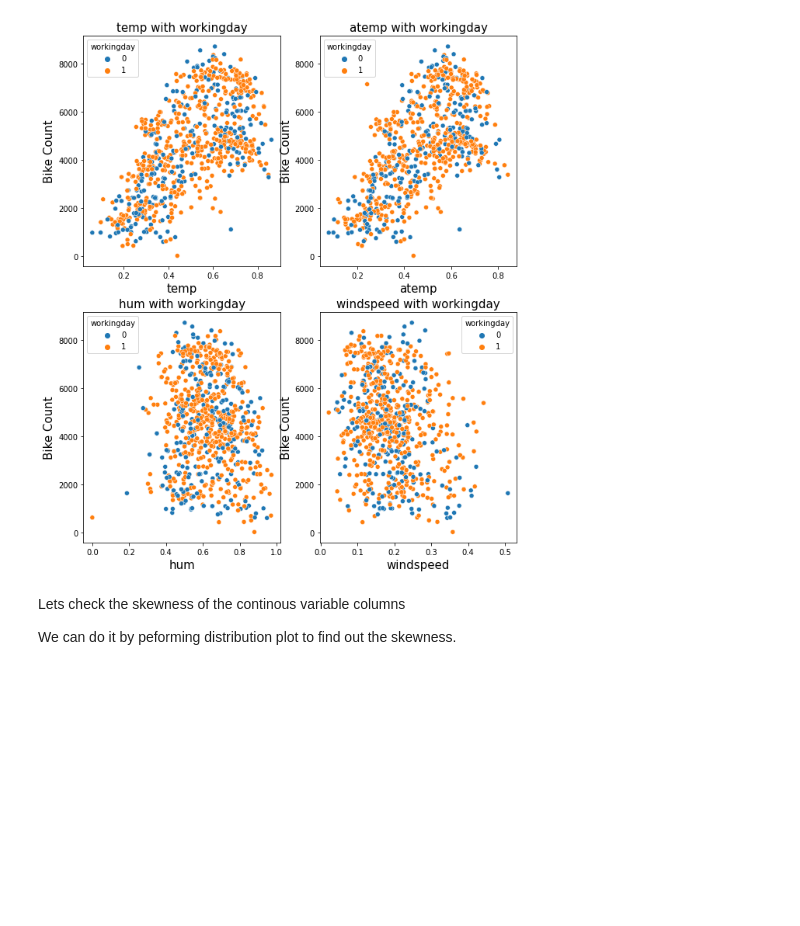
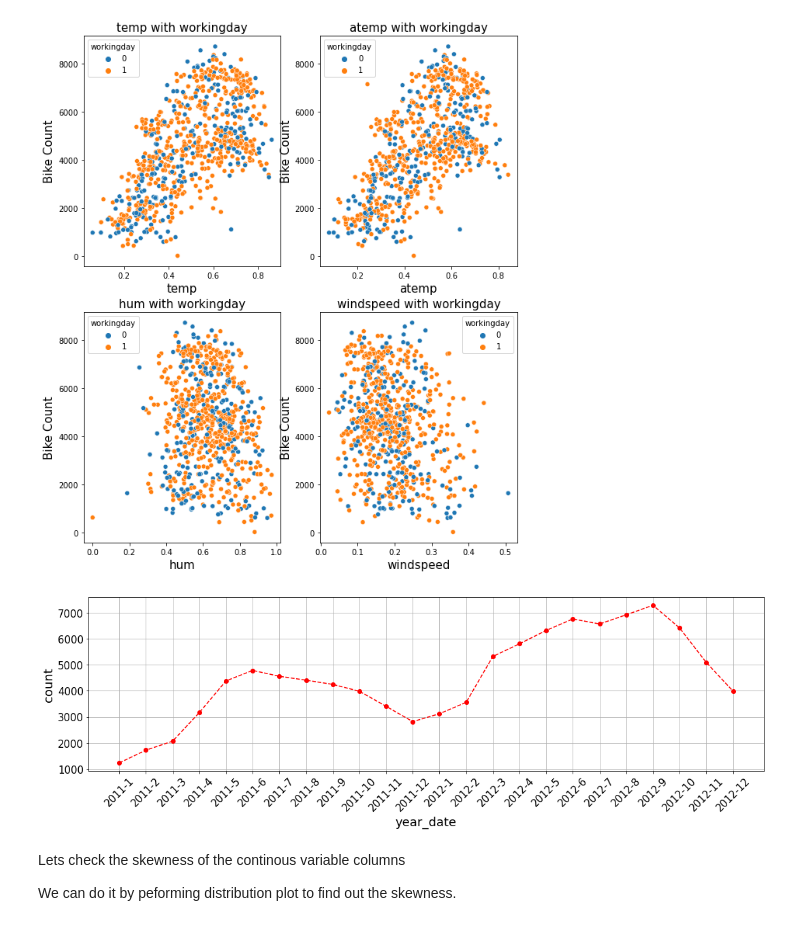
Before and after one commit to kaijaz123/ML-DL-SideProjects, a Jupyter notebook: Bike-count-prediction/Bike_count.ipynb, the cells around one changed output. Cells and saved outputs as stored; diff of their text form; code cells hidden in the pictures; blank space fills up the shorter version.

```diff
--- a/Bike-count-prediction/Bike_count.ipynb
+++ b/Bike-count-prediction/Bike_count.ipynb
@@ -141,3 +149,15 @@ plt.show()
+# %%
+plt.figure(figsize = (15,5))
+
+plt.plot(date,avg_count, '-', c = 'red', marker = 'o', linestyle = '--')
+plt.xlabel("year_date", fontsize = 18)
+plt.ylabel("count", fontsize = 18)
+plt.xticks(rotation = 45, fontsize = 15)
+plt.yticks(fontsize = 15)
+plt.grid(True)
+plt.tight_layout()
+# %% [output]
+[figure, added]
 # %% [markdown]
 Lets check the skewness of the continous variable columns
 
```
Also changed, not shown: parts of 16 cells of this notebook.
